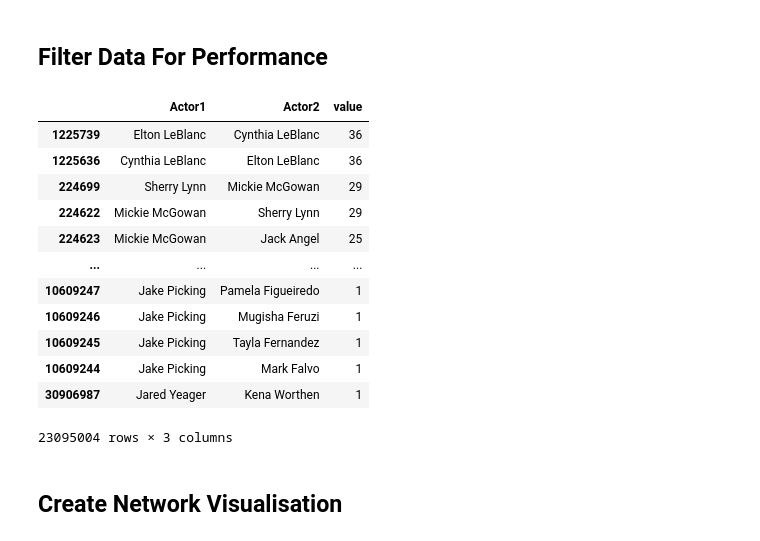
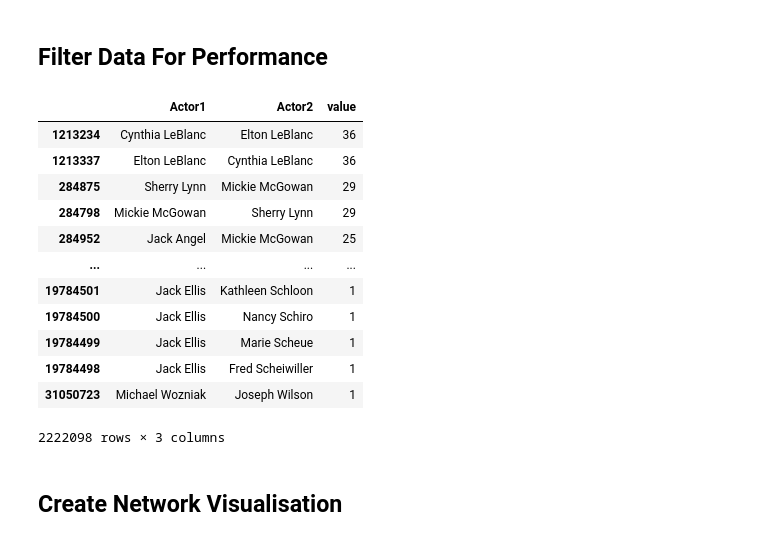
Before and after one commit to ChrisPayneHome/Actor-Network, a Jupyter notebook: Actor-Network.ipynb, the cells around one changed output. Drawn from its saved outputs; the diff is of its cells as text; code cells hidden in the pictures.

Commit message:
Updating latest version of the notebook

```diff
--- a/Actor-Network.ipynb
+++ b/Actor-Network.ipynb
@@ -173,0 +144,5 @@ final_network_table.sort_values('value', ascending = False)
+# %%
+# once this has been saved, simply read the completed table csv when re-running the notebook
+final_network_table = pd.read_csv("Data/Actor_Data.csv")
+
+final_network_table.sort_values('value', ascending = False)
@@ -174,27 +163,27 @@ final_network_table.sort_values('value', ascending = False)
 # %% [markdown]
 ## Filter Data For Performance
 # %%
-# create table of total connections
-filter_table = network_table.groupby(["Actor1"], sort = False, as_index = False).sum('value')
-actors = list(filter_table.query('value > 100')["Actor1"])
+# create table of actors with more than 1500 in total connections
+filter_table = final_network_table.groupby(["Actor1"], sort = False, as_index = False).sum('value')
+actors = list(filter_table.query('value > 1000')["Actor1"])
 
 # filter table to only include these actors
 final_network_table = final_network_table.query('Actor1 in @actors and Actor2 in @actors')
 final_network_table.sort_values('value', ascending = False)
 # %% [output]
 |  | Actor1 | Actor2 | value |
-| 1225739 | Elton LeBlanc | Cynthia LeBlanc | 36 |
-| 1225636 | Cynthia LeBlanc | Elton LeBlanc | 36 |
-| 224699 | Sherry Lynn | Mickie McGowan | 29 |
-| 224622 | Mickie McGowan | Sherry Lynn | 29 |
-| 224623 | Mickie McGowan | Jack Angel | 25 |
+| 1213234 | Cynthia LeBlanc | Elton LeBlanc | 36 |
+| 1213337 | Elton LeBlanc | Cynthia LeBlanc | 36 |
+| 284875 | Sherry Lynn | Mickie McGowan | 29 |
+| 284798 | Mickie McGowan | Sherry Lynn | 29 |
+| 284952 | Jack Angel | Mickie McGowan | 25 |
 | ... | ... | ... | ... |
-| 10609247 | Jake Picking | Pamela Figueiredo | 1 |
-| 10609246 | Jake Picking | Mugisha Feruzi | 1 |
-| 10609245 | Jake Picking | Tayla Fernandez | 1 |
-| 10609244 | Jake Picking | Mark Falvo | 1 |
-| 30906987 | Jared Yeager | Kena Worthen | 1 |
+| 19784501 | Jack Ellis | Kathleen Schloon | 1 |
+| 19784500 | Jack Ellis | Nancy Schiro | 1 |
+| 19784499 | Jack Ellis | Marie Scheue | 1 |
+| 19784498 | Jack Ellis | Fred Scheiwiller | 1 |
+| 31050723 | Michael Wozniak | Joseph Wilson | 1 |
-23095004 rows × 3 columns
+2222098 rows × 3 columns
 # %% [markdown]
 ## Create Network Visualisation
 # %%
```
Also changed, not shown: parts of 13 cells of this notebook.
